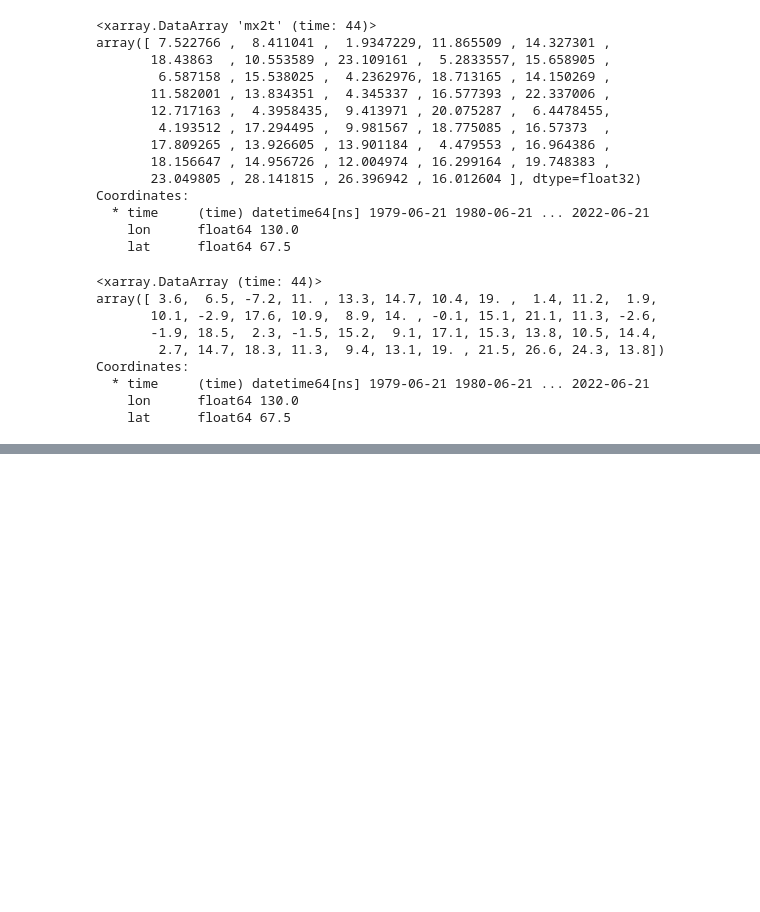
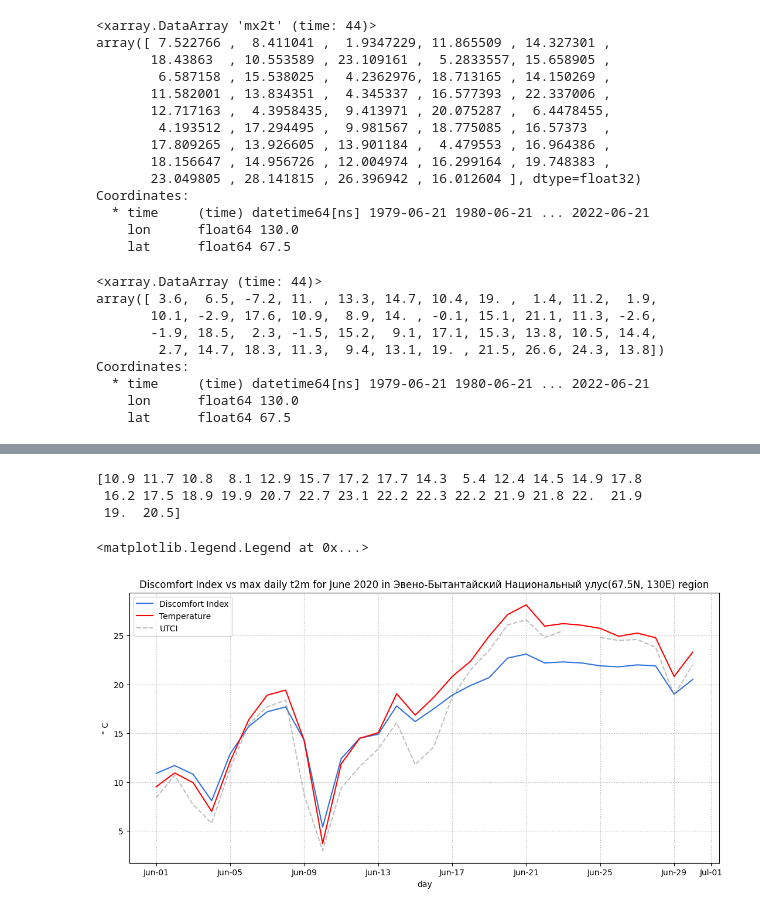
Before and after one commit to xinhe-zhang/heatwave, a Jupyter notebook: HW4_張昕荷_R12228016.ipynb, the cells around one changed output, grey strips where cells are left out. Saved outputs shown, nothing was run; the diff lists cells and outputs as text; code cells hidden in the pictures; blank space fills up the shorter version.

```diff
--- a/HW4_張昕荷_R12228016.ipynb
+++ b/HW4_張昕荷_R12228016.ipynb
@@ -481,0 +529,2 @@ ax.legend()
+# %%
+my_DI = models.discomfort_index(t, rh)
@@ -481,0 +546,24 @@ ax.legend()
+# %%
+#filter 2020 June HI
+my_DI_2020 = my_DI['di'][1230:1260]
+print(my_DI_2020)
+# %% [output]
+[10.9 11.7 10.8  8.1 12.9 15.7 17.2 17.7 14.3  5.4 12.4 14.5 14.9 17.8
+ 16.2 17.5 18.9 19.9 20.7 22.7 23.1 22.2 22.3 22.2 21.9 21.8 22.  21.9
+ 19.  20.5]
+# %%
+#a line plot that shows discomfort_index fluctuation in June, 2002
+fig, ax = plt.subplots(1, 1, figsize = (13, 6))
+ax.plot(my_mx2t_2020.time, my_DI_2020, color = "#3173DB", label='Discomfort Index')
+ax.plot(my_mx2t_2020.time, my_mx2t_2020['mx2t'], color = "red", label='Temperature')
+ax.plot(my_mx2t_2020.time, my_utci_2020, color = "grey", label='UTCI', ls='--', alpha = 0.5)
+ax.set_title('Discomfort Index vs max daily t2m for June 2020 in Эвено-Бытантайский Национальный улус(67.5N, 130E) region')
+ax.set_ylabel('° C')
+ax.set_xlabel('day')
+ax.grid(linestyle='dotted')
+ax.xaxis.set_major_formatter(mdates.DateFormatter('%b-%d'))
+handles, labels = ax.get_legend_handles_labels()
+ax.legend(handles, labels, loc='upper left')
+# %% [output]
+<matplotlib.legend.Legend at 0x...>
+[figure, added]
```
Also changed, not shown: parts of 11 cells of this notebook.
